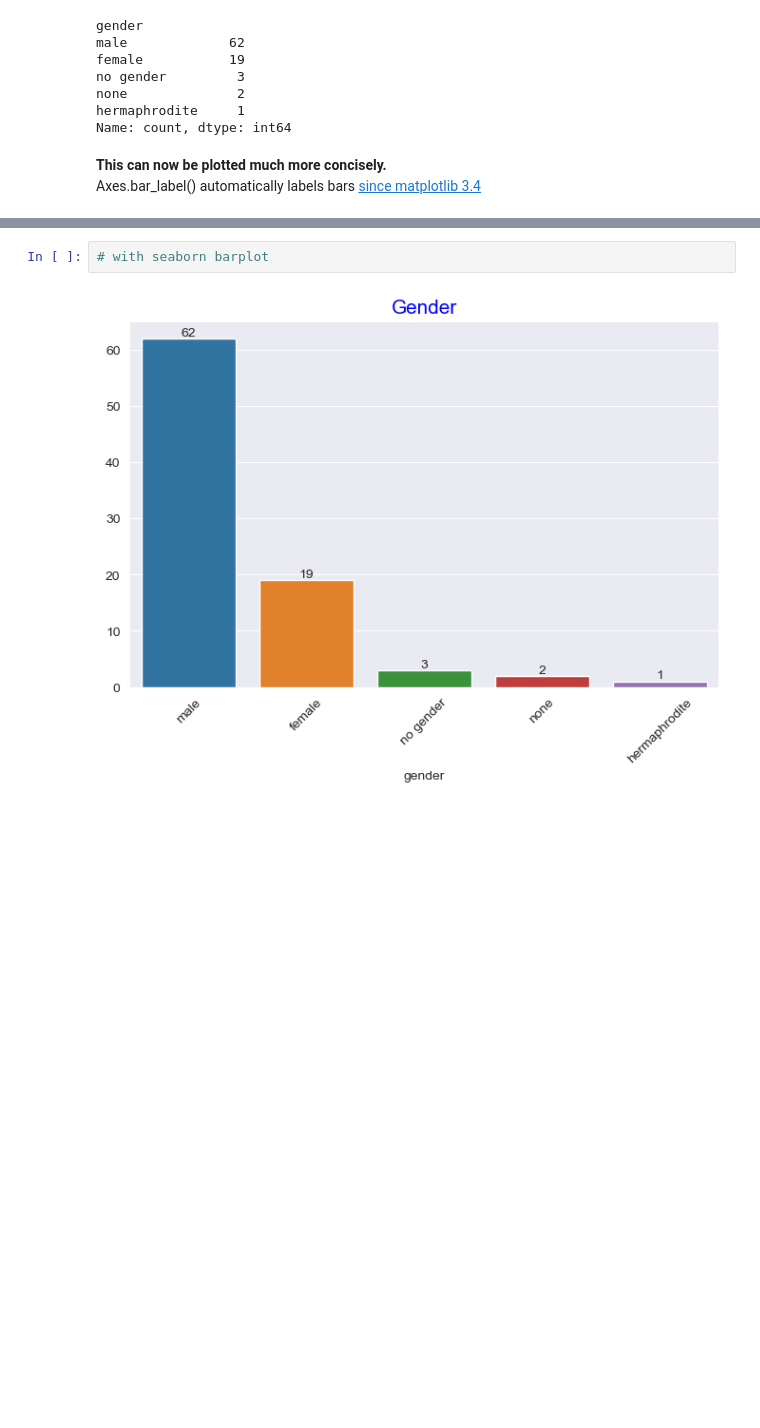
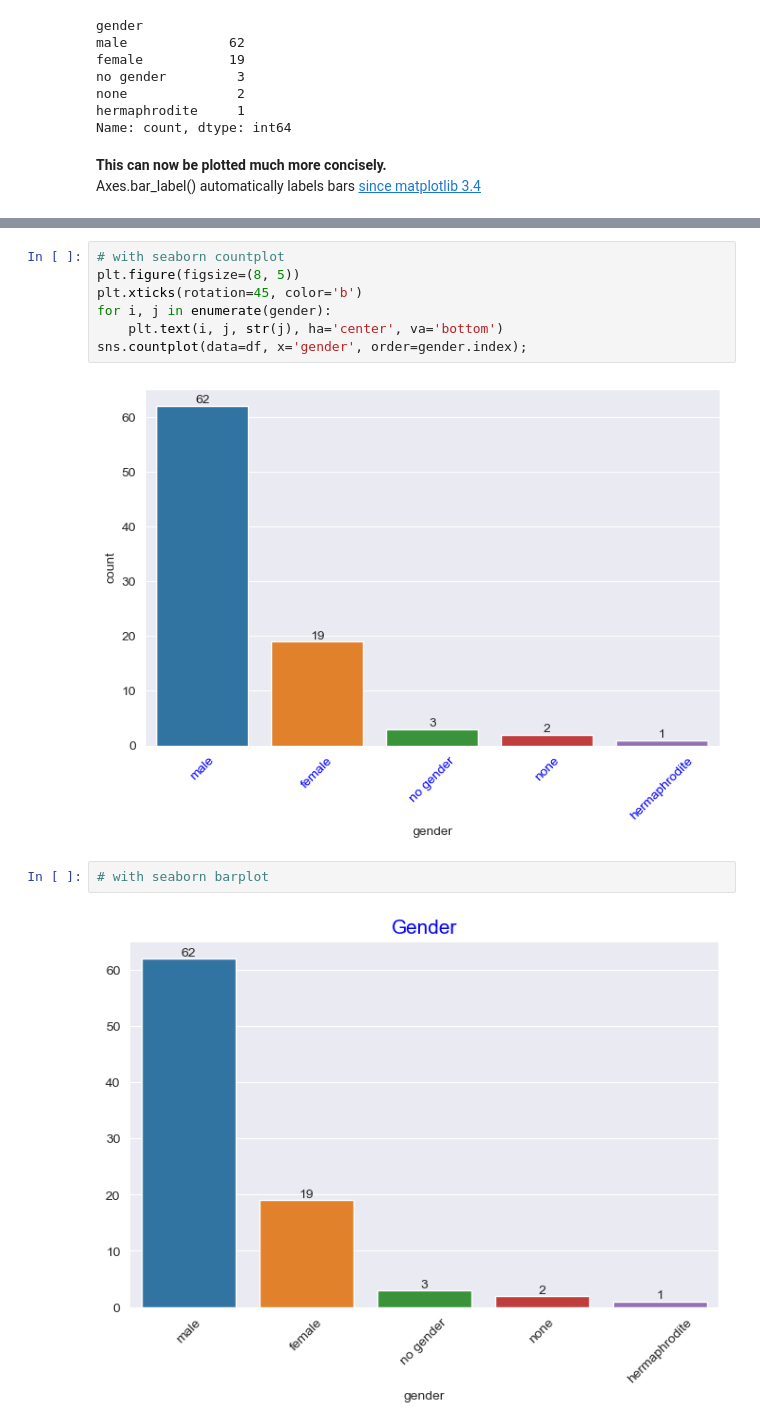
Before and after one commit to Nurdan10/Assignments, a Jupyter notebook: Ass_4/Star_Wars_Characters_assigment_2_Student (seaborn)_V02.ipynb, the cells around one changed output, grey strips where cells are left out. Drawn from its saved outputs; the diff is of its cells as text; blank space fills up the shorter version.

```diff
--- a/Ass_4/Star_Wars_Characters_assigment_2_Student (seaborn)_V02.ipynb
+++ b/Ass_4/Star_Wars_Characters_assigment_2_Student (seaborn)_V02.ipynb
@@ -343,3 +333,12 @@ TypeError: Horizontal orientation requires numeric `x` variable.
+# %%
+# with seaborn countplot
+plt.figure(figsize=(8, 5))
+plt.xticks(rotation=45, color='b')
+for i, j in enumerate(gender):
+    plt.text(i, j, str(j), ha='center', va='bottom')
+sns.countplot(data=df, x='gender', order=gender.index);
+# %% [output]
+[figure, added]
 # %%
 # with seaborn barplot
 # %% [output]
```
Also changed, not shown: parts of 45 cells of this notebook.
